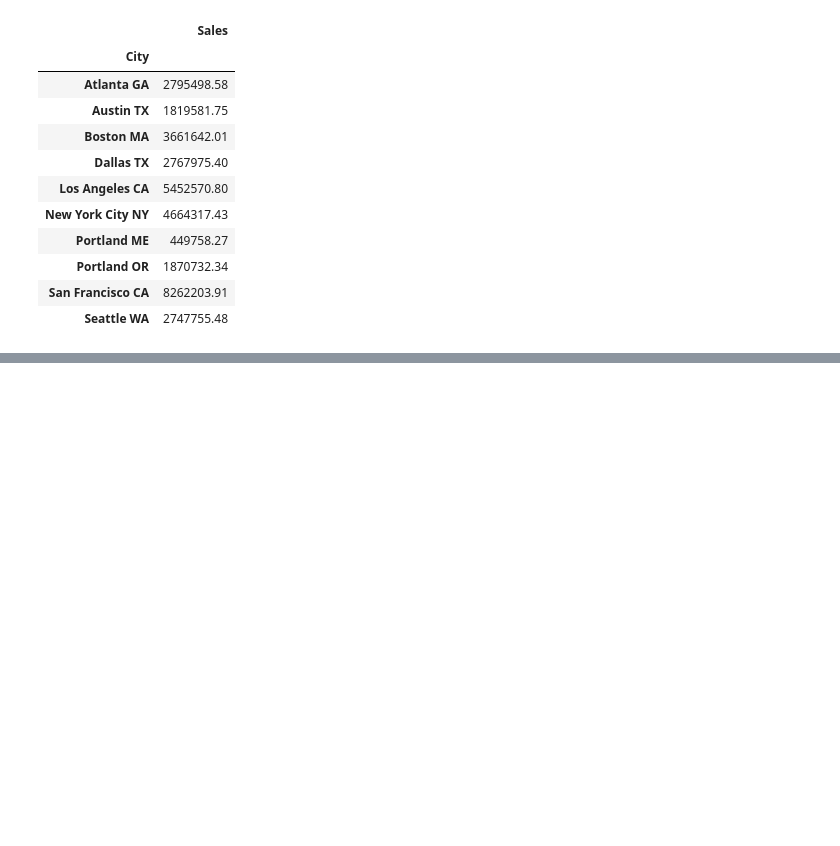
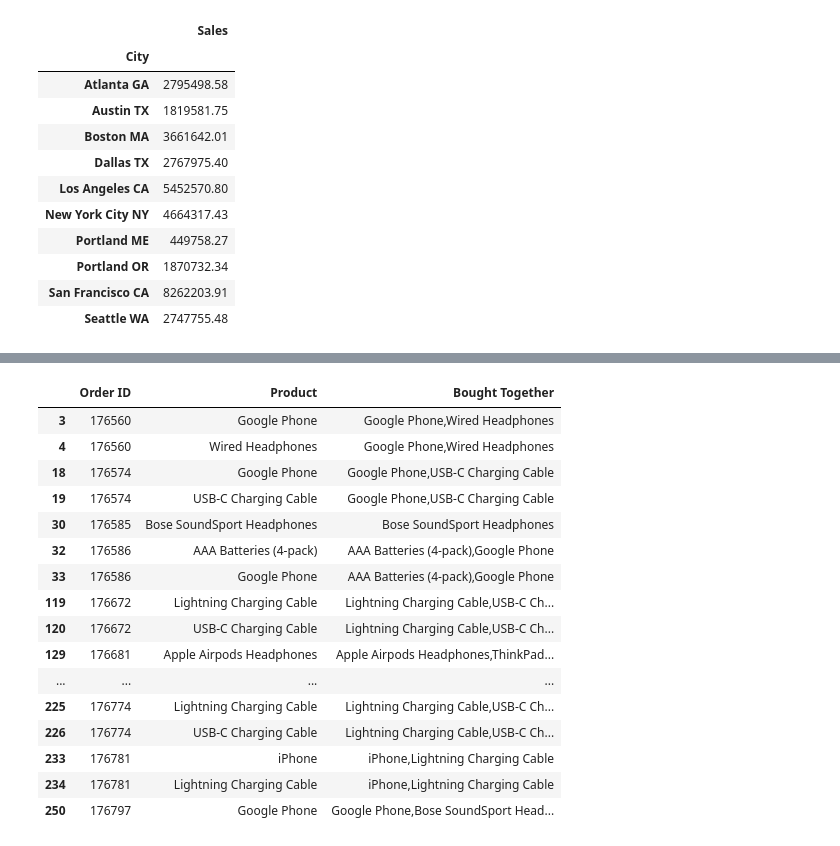
Before and after one commit to nassimlamnini/Sales, a Jupyter notebook: Analysis.ipynb, the cells around one changed output, grey strips where cells are left out. Saved outputs shown, nothing was run; the diff lists cells and outputs as text; code cells hidden in the pictures; blank space fills up the shorter version.

```diff
--- a/Analysis.ipynb
+++ b/Analysis.ipynb
@@ -222,0 +300,3 @@ plt.show()
+# %%
+new_df = df[df["Order ID"].duplicated(keep=False)]
+new_df.head()
@@ -222,0 +310,21 @@ plt.show()
+# %%
+new_df["Bought Together"] = new_df.groupby("Order ID")["Product"].transform(lambda x:','.join(x))
+new_df.head(20)
+# %% [output]
+|  | Order ID | Product | Bought Together |
+| 3 | 176560 | Google Phone | Google Phone,Wired Headphones |
+| 4 | 176560 | Wired Headphones | Google Phone,Wired Headphones |
+| 18 | 176574 | Google Phone | Google Phone,USB-C Charging Cable |
+| 19 | 176574 | USB-C Charging Cable | Google Phone,USB-C Charging Cable |
+| 30 | 176585 | Bose SoundSport Headphones | Bose SoundSport Headphones |
+| 32 | 176586 | AAA Batteries (4-pack) | AAA Batteries (4-pack),Google Phone |
+| 33 | 176586 | Google Phone | AAA Batteries (4-pack),Google Phone |
+| 119 | 176672 | Lightning Charging Cable | Lightning Charging Cable,USB-C Ch... |
+| 120 | 176672 | USB-C Charging Cable | Lightning Charging Cable,USB-C Ch... |
+| 129 | 176681 | Apple Airpods Headphones | Apple Airpods Headphones,ThinkPad... |
+| ... | ... | ... | ... |
+| 225 | 176774 | Lightning Charging Cable | Lightning Charging Cable,USB-C Ch... |
+| 226 | 176774 | USB-C Charging Cable | Lightning Charging Cable,USB-C Ch... |
+| 233 | 176781 | iPhone | iPhone,Lightning Charging Cable |
+| 234 | 176781 | Lightning Charging Cable | iPhone,Lightning Charging Cable |
+| 250 | 176797 | Google Phone | Google Phone,Bose SoundSport Head... |
```
Also changed, not shown: parts of 20 cells of this notebook.
